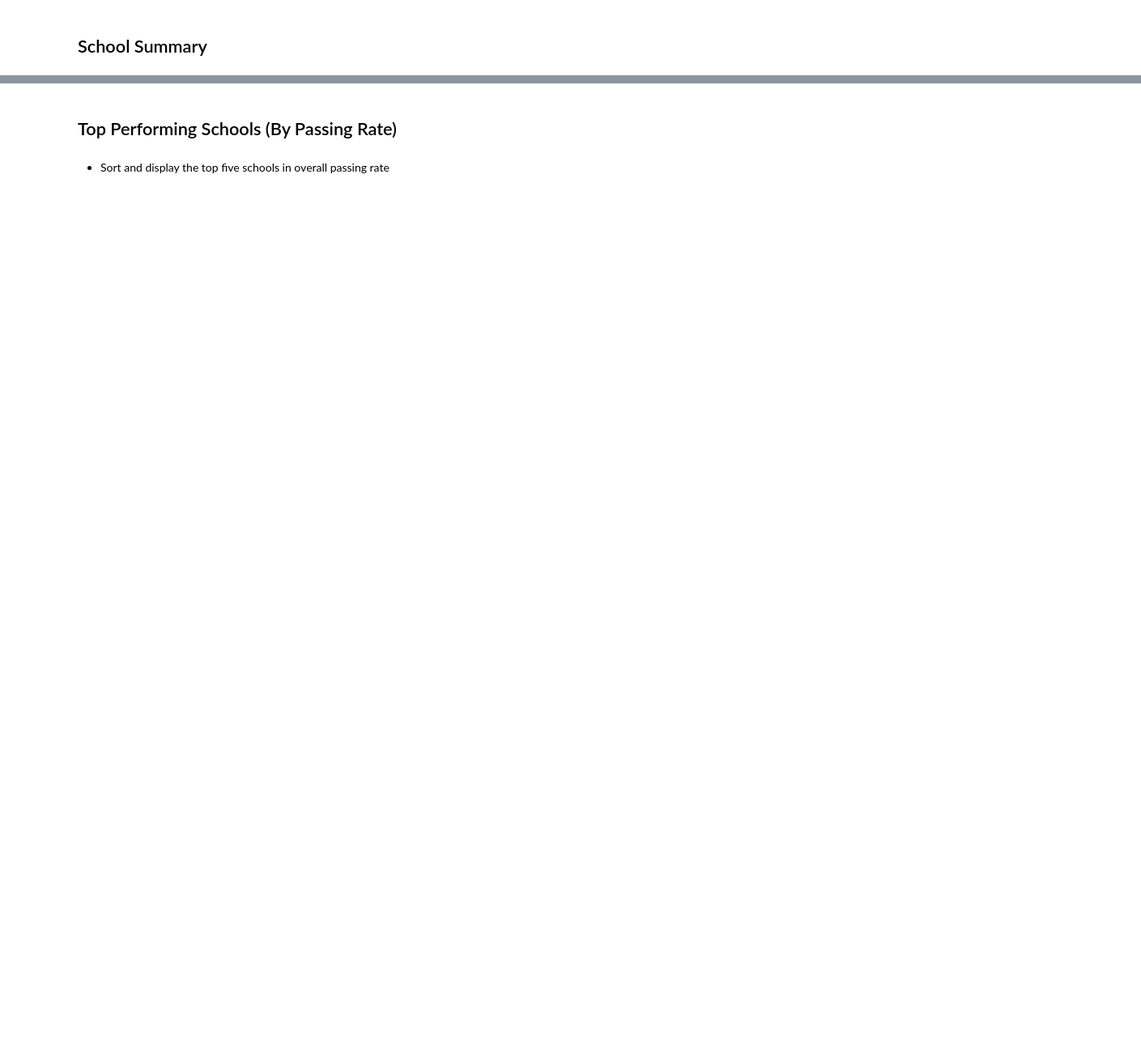
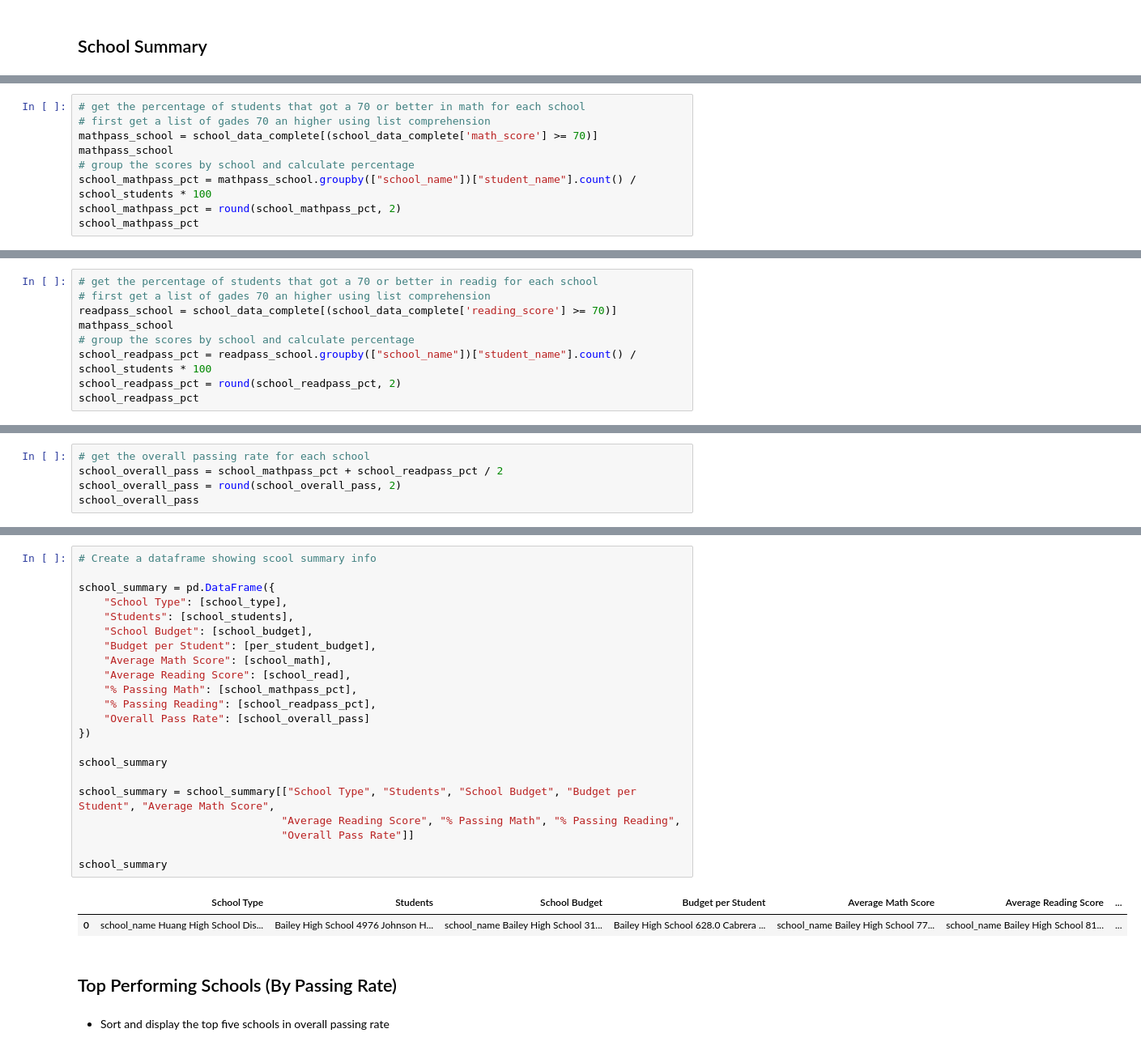
Before and after one commit to discomax/04---Pandas-Homework, a Jupyter notebook: PyCitySchools/PyCitySchools_starter.ipynb, the cells around one changed output, grey strips where cells are left out. Shown at 81% size. Drawn from its saved outputs; the diff is of its cells as text; blank space fills up the shorter version.

```diff
--- a/PyCitySchools/PyCitySchools_starter.ipynb
+++ b/PyCitySchools/PyCitySchools_starter.ipynb
@@ -124,0 +276,9 @@ district_summary
+# %%
+# get the percentage of students that got a 70 or better in math for each school
+# first get a list of gades 70 an higher using list comprehension
+mathpass_school = school_data_complete[(school_data_complete['math_score'] >= 70)]
+mathpass_school
+# group the scores by school and calculate percentage
+school_mathpass_pct = mathpass_school.groupby(["school_name"])["student_name"].count() / school_students * 100
+school_mathpass_pct = round(school_mathpass_pct, 2)
+school_mathpass_pct
@@ -124,0 +302,9 @@ district_summary
+# %%
+# get the percentage of students that got a 70 or better in readig for each school
+# first get a list of gades 70 an higher using list comprehension
+readpass_school = school_data_complete[(school_data_complete['reading_score'] >= 70)]
+mathpass_school
+# group the scores by school and calculate percentage
+school_readpass_pct = readpass_school.groupby(["school_name"])["student_name"].count() / school_students * 100
+school_readpass_pct = round(school_readpass_pct, 2)
+school_readpass_pct
@@ -124,0 +328,5 @@ district_summary
+# %%
+# get the overall passing rate for each school
+school_overall_pass = school_mathpass_pct + school_readpass_pct / 2
+school_overall_pass = round(school_overall_pass, 2)
+school_overall_pass
@@ -125,3 +350,28 @@ district_summary
+# %%
+# Create a dataframe showing scool summary info
+
+school_summary = pd.DataFrame({
+    "School Type": [school_type],
+    "Students": [school_students],
+    "School Budget": [school_budget],
+    "Budget per Student": [per_student_budget],
+    "Average Math Score": [school_math],
+    "Average Reading Score": [school_read],
+    "% Passing Math": [school_mathpass_pct],
+    "% Passing Reading": [school_readpass_pct],
+    "Overall Pass Rate": [school_overall_pass]
+})
+
+school_summary
+
+school_summary = school_summary[["School Type", "Students", "School Budget", "Budget per Student", "Average Math Score",
+                                "Average Reading Score", "% Passing Math", "% Passing Reading",
+                                "Overall Pass Rate"]]
+
+school_summary
+# %% [output]
+|  | School Type | Students | School Budget | Budget per Student | Average Math Score | Average Reading Score | ... |
+| 0 | school_name Huang High School Dis... | Bailey High School 4976 Johnson H... | school_name Bailey High School 31... | Bailey High School 628.0 Cabrera ... | school_name Bailey High School 77... | school_name Bailey High School 81... | ... |
 # %% [markdown]
 ## Top Performing Schools (By Passing Rate)
 # %% [markdown]
```
Also changed, not shown: parts of 20 cells of this notebook.
